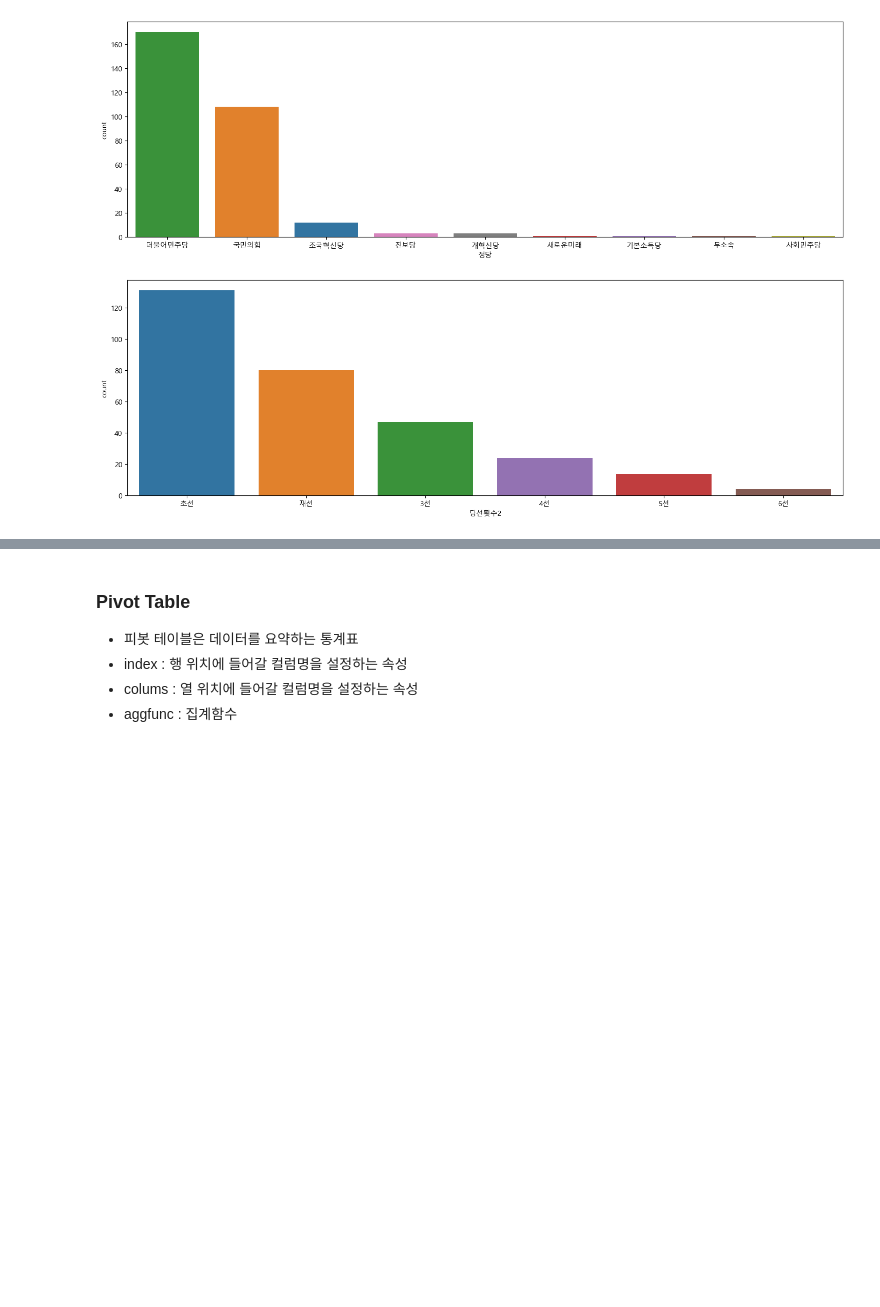
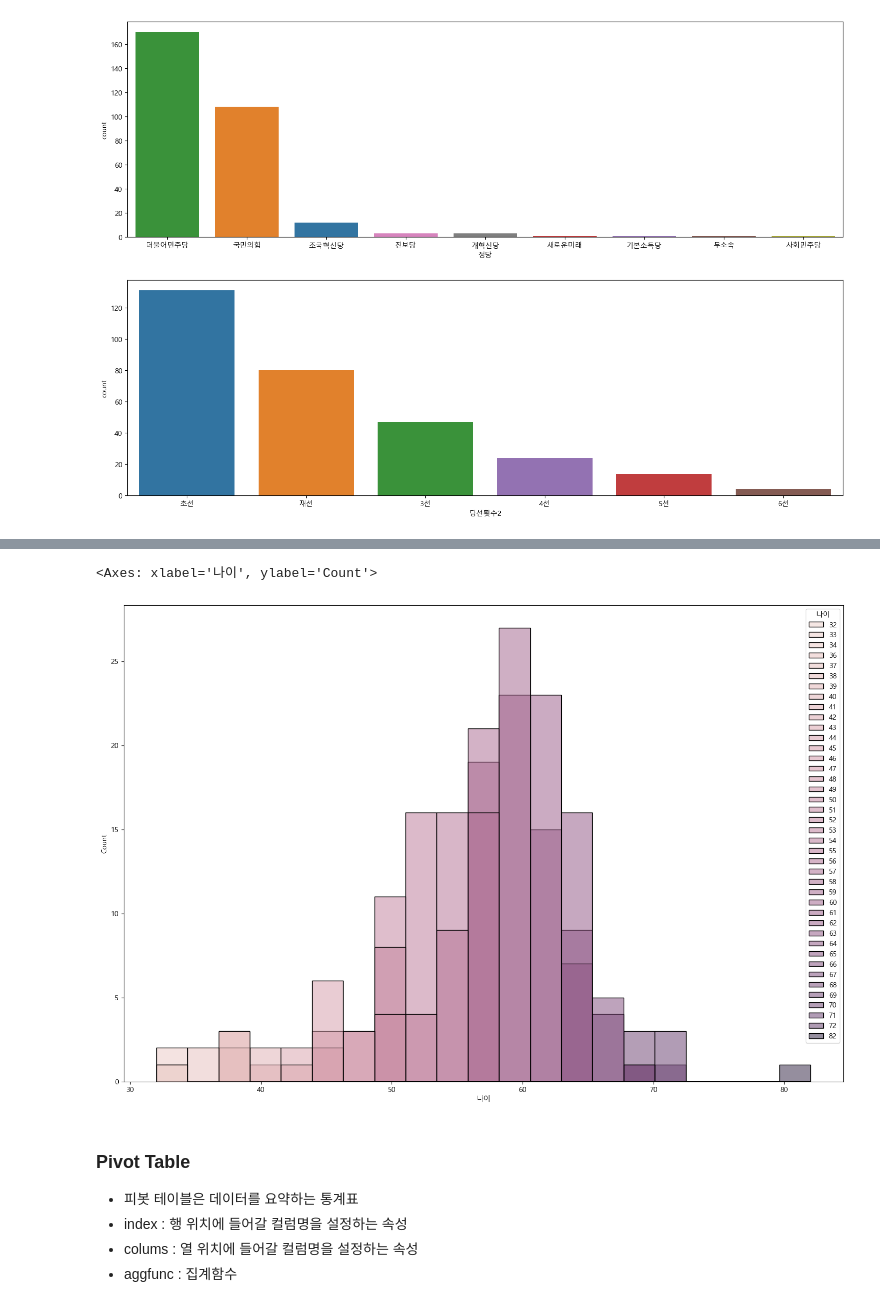
Before and after one commit to HanUL220/Python_Webscraping_Analysis, a Jupyter notebook: 05.국회의원현황-개정판.ipynb, the cells around one changed output, grey strips where cells are left out. Saved outputs shown, nothing was run; the diff lists cells and outputs as text; code cells hidden in the pictures; blank space fills up the shorter version.

```diff
--- a/05.국회의원현황-개정판.ipynb
+++ b/05.국회의원현황-개정판.ipynb
@@ -614,0 +572,10 @@ Text(0.5, 1.0, '선거구 분포값')
+# %%
+#seaborn 의 distplot() (히스토그램) 그리기
+#나이 값의 분포를 확인하기
+figure,axes1 = plt.subplots(nrows=1, ncols=1)
+figure.set_size_inches(18,12)
+
+sns.histplot(data=member_df, x='나이', hue='나이')
+# %% [output]
+<Axes: xlabel='나이', ylabel='Count'>
+[figure, added]
```
Also changed, not shown: parts of 13 cells of this notebook.
